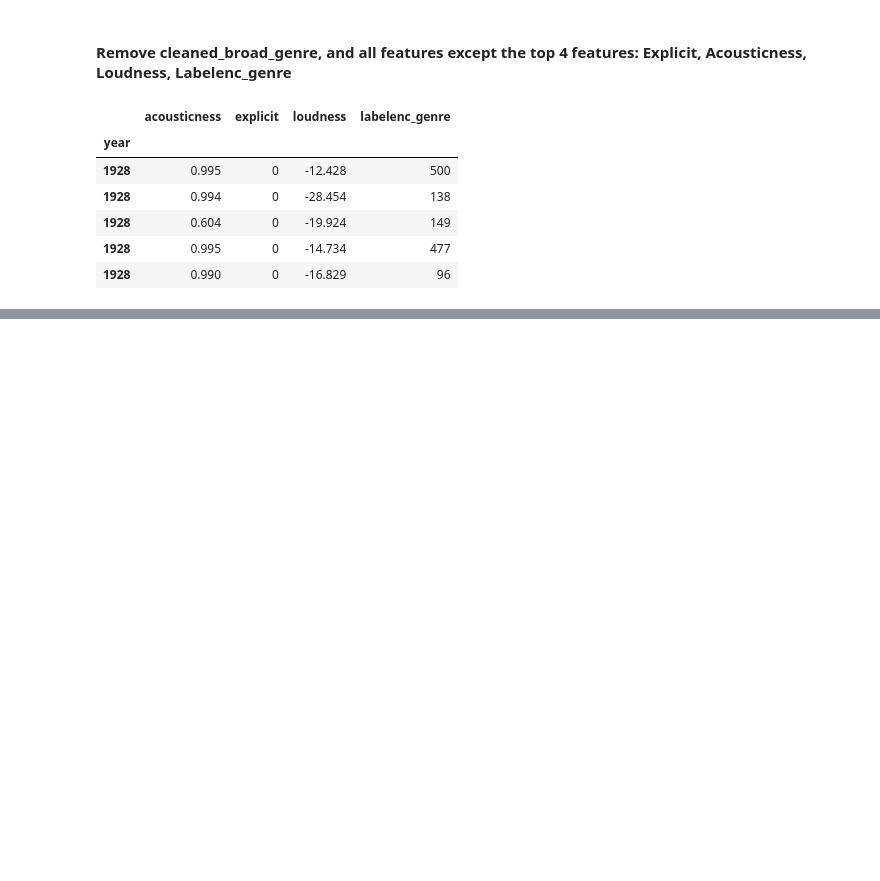
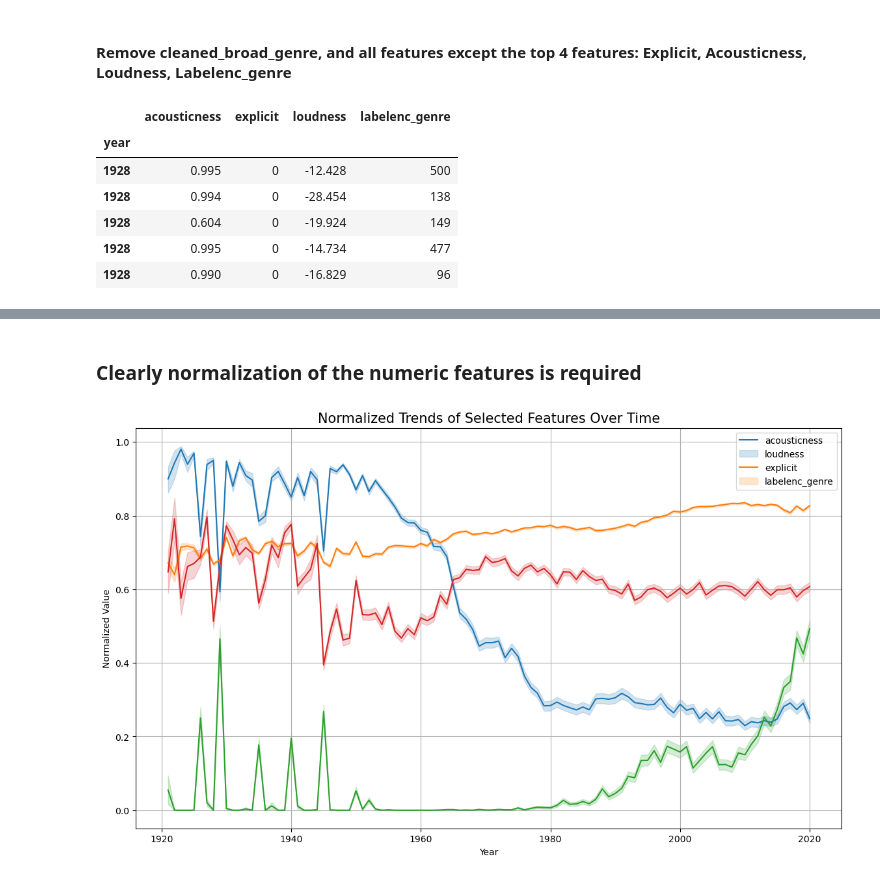
Before and after one commit to moraditya/spotify-time-series, a Jupyter notebook: models/spotify-time-series-ARIMA-LSTM.ipynb, the cells around one changed output, grey strips where cells are left out. Saved outputs shown, nothing was run; the diff lists cells and outputs as text; code cells hidden in the pictures; blank space fills up the shorter version.

```diff
--- a/models/spotify-time-series-ARIMA-LSTM.ipynb
+++ b/models/spotify-time-series-ARIMA-LSTM.ipynb
@@ -39,0 +62,30 @@ df.head()
+# %% [markdown]
+### Clearly normalization of the numeric features is required
+# %%
+from sklearn.preprocessing import MinMaxScaler
+
+# create a MinMaxScaler instance to scale features between 0 and 1
+scaler = MinMaxScaler()
+
+# list of the features to scale
+features = ["acousticness", "loudness", "explicit", "labelenc_genre"]
+
+# scale the selected features
+df[features] = scaler.fit_transform(df[features])
+
+# create a line plot again with normalized features
+plt.figure(figsize=(14,8))
+plt.title("Normalized Trends of Selected Features Over Time", fontdict={"fontsize": 15})
+
+# plot each feature
+for feature in features:
+    sns.lineplot(x='year', y=feature, data=df, label=feature)
+
+# add labels and legend
+plt.xlabel("Year")
+plt.ylabel("Normalized Value")
+plt.legend(features)
+plt.grid(True)
+plt.show()
+# %% [output]
+[figure, added]
```
Also changed, not shown: parts of 5 cells of this notebook.
